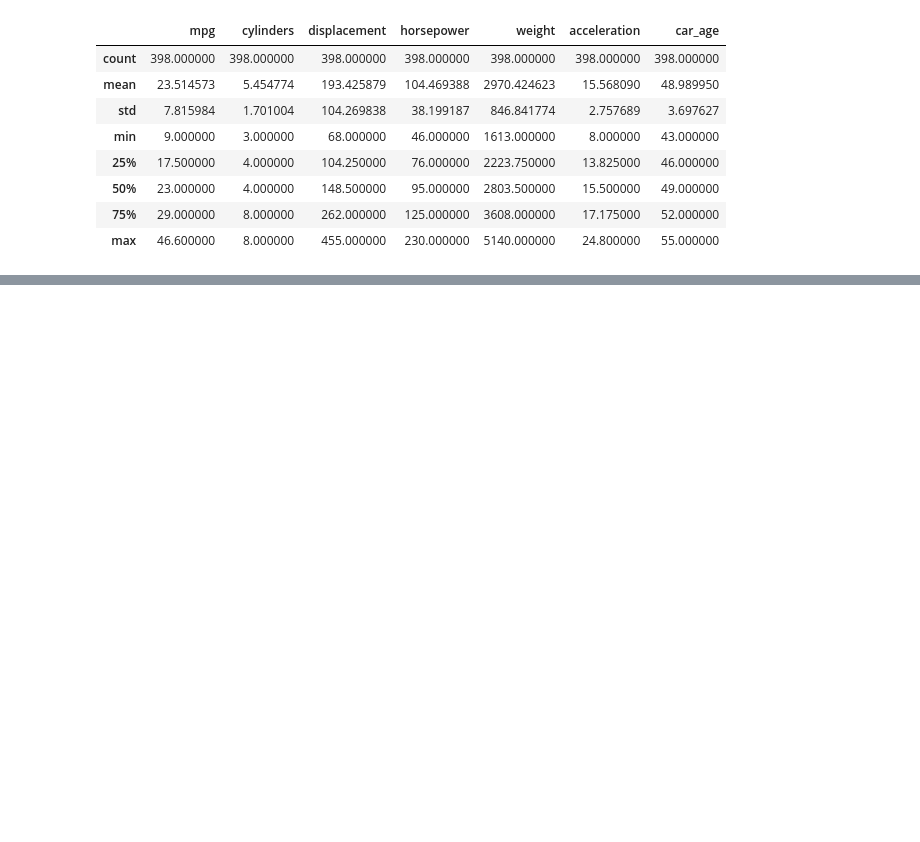
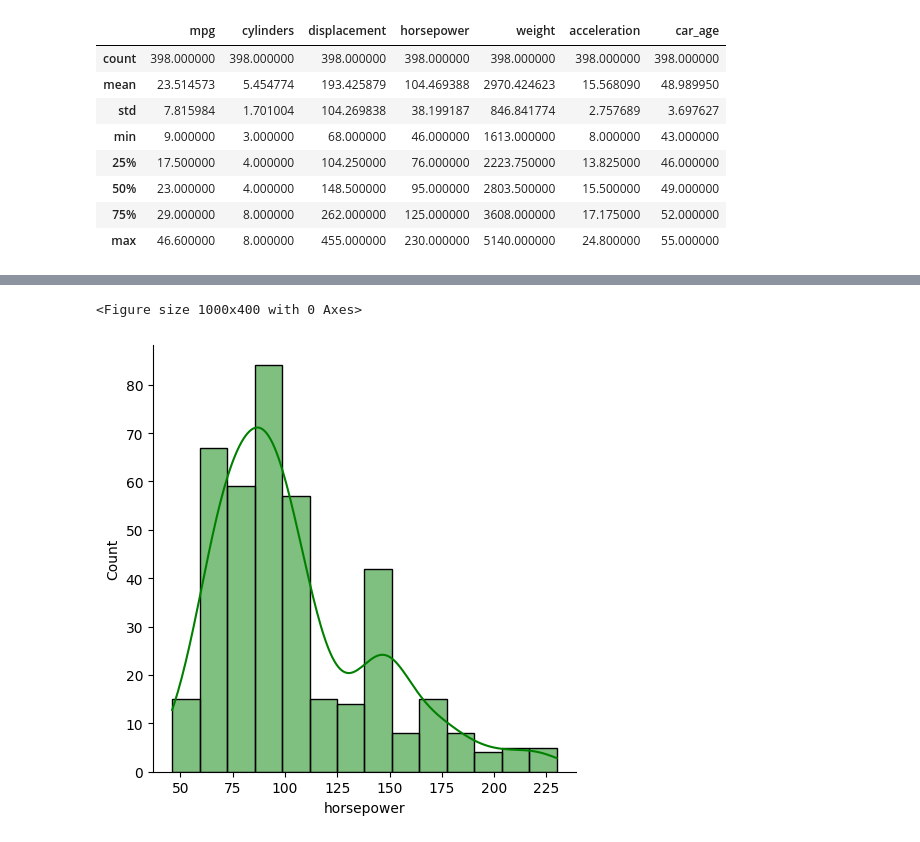
Before and after one commit to Unbeatable2323/Ai-leaning-from-scratch, a Jupyter notebook: sklernproject1.ipynb, the cells around one changed output, grey strips where cells are left out. Saved outputs shown, nothing was run; the diff lists cells and outputs as text; code cells hidden in the pictures; blank space fills up the shorter version.

```diff
--- a/sklernproject1.ipynb
+++ b/sklernproject1.ipynb
@@ -124,0 +157,7 @@ df.describe()
+# %%
+plot.figure(figsize=(10,4))
+sns.displot(data=df,x='horsepower' , kde=True, color='green')
+plot.show()
+# %% [output]
+<Figure size 1000x400 with 0 Axes>
+[figure, added]
```
Also changed, not shown: parts of 25 cells of this notebook, 2 other files.
